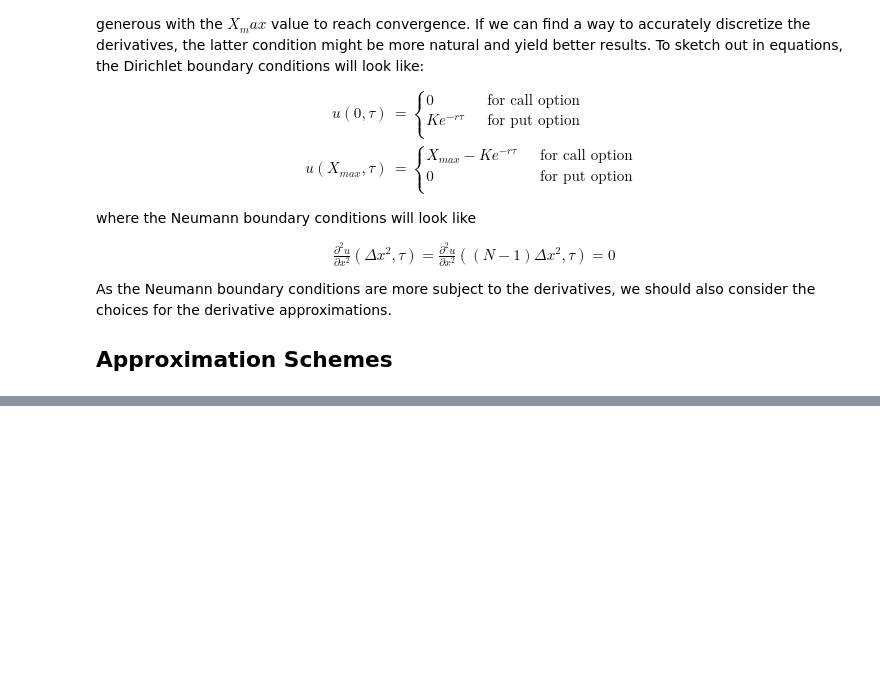
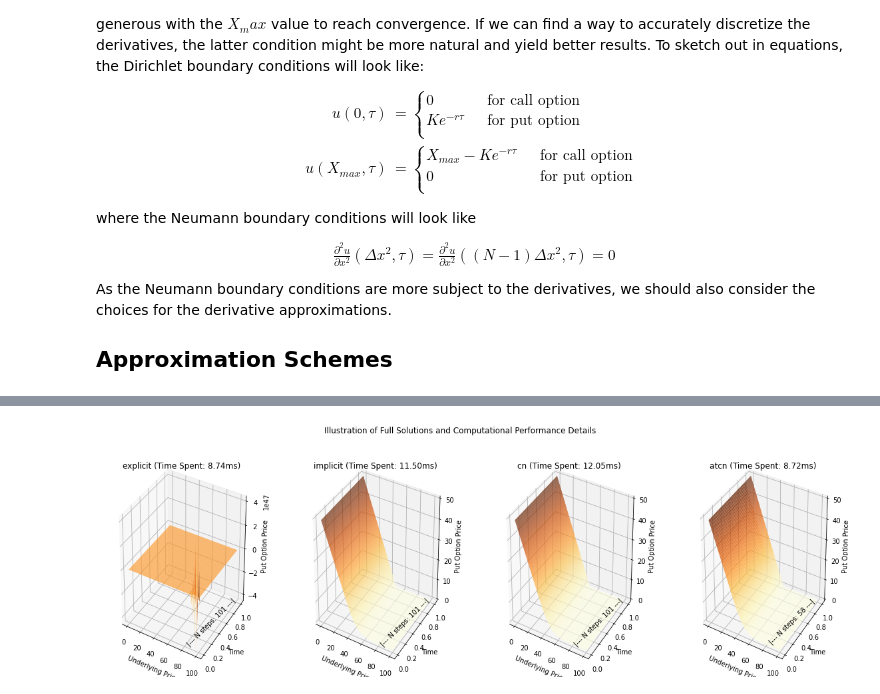
Before and after one commit to ll3404/bs_pde, a Jupyter notebook: BlackScholes.ipynb, the cells around one changed output, grey strips where cells are left out. Saved outputs shown, nothing was run; the diff lists cells and outputs as text; code cells hidden in the pictures; blank space fills up the shorter version.

```diff
--- a/BlackScholes.ipynb
+++ b/BlackScholes.ipynb
@@ -989,11 +1047,0 @@ As we can see, the explicit method may experience oscillations and not be as sta
-# %%
-solver = ExplicitSolver(**params)
-solver.solve()
-fig = plt.figure()
-ax = plt.axes(projection='3d')
-X, Y = np.meshgrid(solver.X_space, solver.T_space)
-Z = solver.U
-ax.contour3D(X, Y, Z, 50)
-ax.set_xlabel('Underlying Price')
-ax.set_ylabel('Time')
-ax.set_zlabel('Put Option Price');
@@ -1003,0 +1050,20 @@ TODO: stability, convergence, consistency?
+# %%
+fig = plt.figure(figsize=(20, 6))
+import time
+for i, method in enumerate(solvers):
+    start = time.time()
+    solver = solvers[method](**params)
+    solver.solve()
+    end = time.time()
+    ax = fig.add_subplot(1, len(solvers), i+1, projection='3d')
+    X, Y = np.meshgrid(solver.X_space, solver.T_space)
+    Z = solver.U.T
+    ax.plot_surface(X, Y, Z, rstride=1, cstride=1,alpha=0.8, cmap='YlOrBr')
+    ax.text(90, 0.5, np.min(Z.flatten()), f'|--- N steps: {len(solver.T_space)} ---|', 'y', horizontalalignment='center', verticalalignment='center')
+    ax.set_xlabel('Underlying Price')
+    ax.set_ylabel('Time')
+    ax.set_zlabel('Put Option Price');
+    ax.set_title(f'{method} (Time Spent: {(end - start) * 1000:.2f}ms)')
+fig.suptitle('Illustration of Full Solutions and Computational Performance Details');
+# %% [output]
+[figure, added]
```
Also changed, not shown: parts of 18 cells of this notebook.
